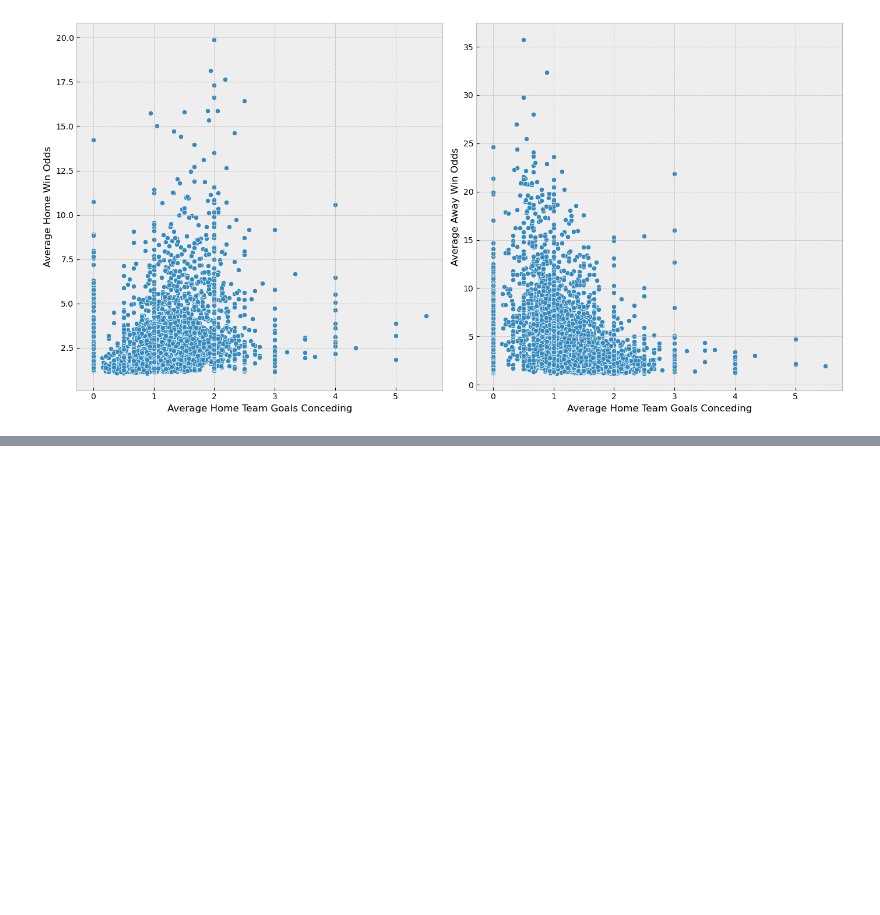
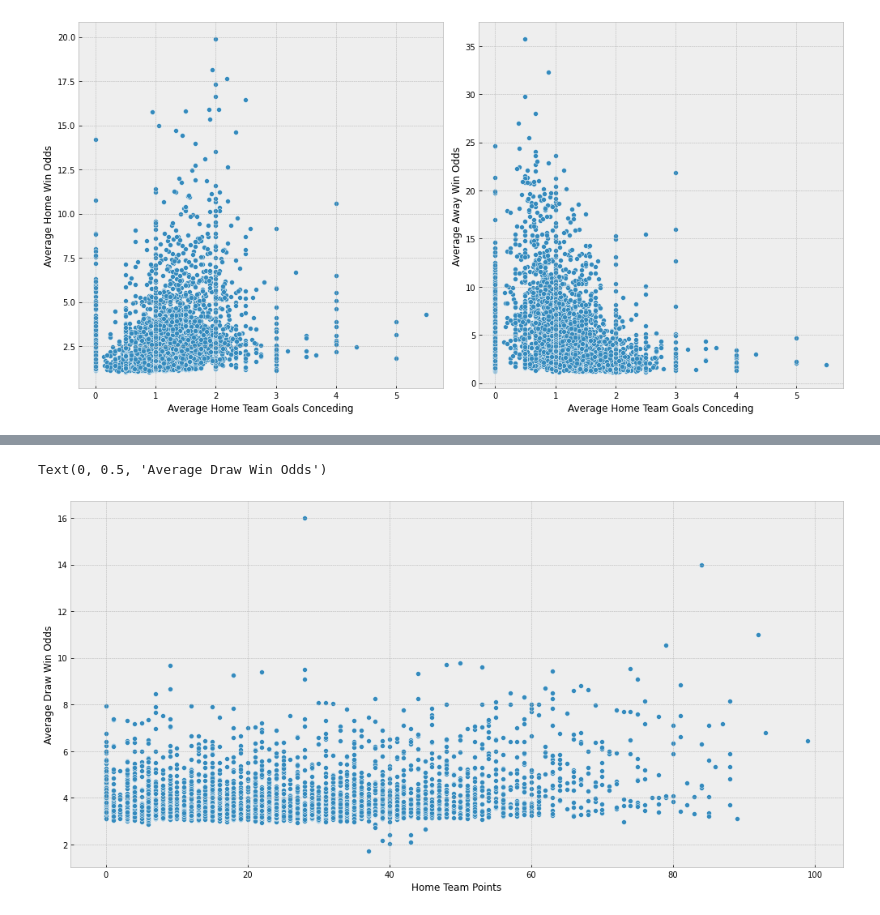
Before and after one commit to georgeanastasiadis/football-match-result-prediction-using-ml-techniques, a Jupyter notebook: EDA/serieA-eda.ipynb, the cells around one changed output, grey strips where cells are left out. Saved outputs shown, nothing was run; the diff lists cells and outputs as text; code cells hidden in the pictures; blank space fills up the shorter version.

```diff
--- a/EDA/serieA-eda.ipynb
+++ b/EDA/serieA-eda.ipynb
@@ -432,0 +375,7 @@ When the attacking performance of teams is good, it usually leads to more points
+# %%
+sns.scatterplot(x='HomeTeamPoints', y='AVGD', data=df)
+plt.xlabel("Home Team Points")
+plt.ylabel("Average Draw Win Odds")
+# %% [output]
+Text(0, 0.5, 'Average Draw Win Odds')
+[figure, added]
```
Also changed, not shown: parts of 33 cells of this notebook.
